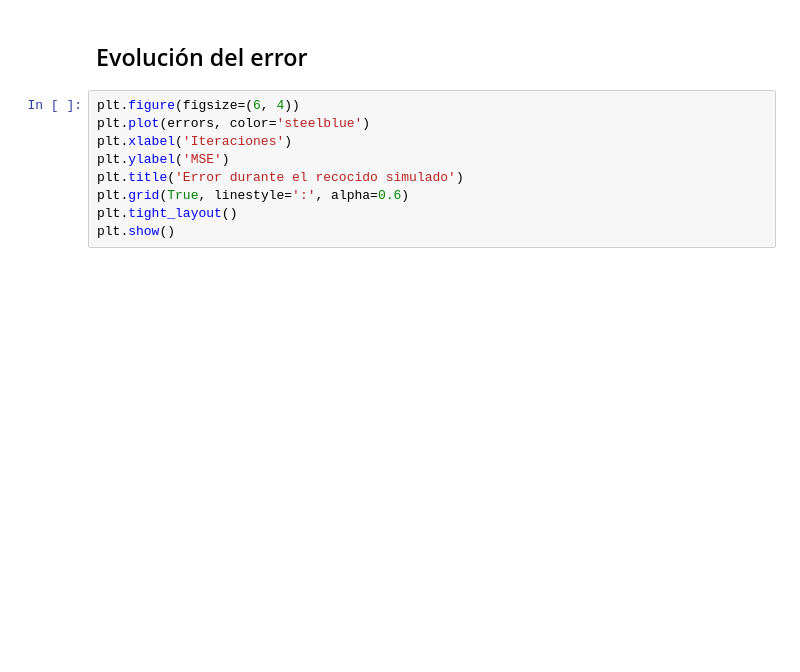
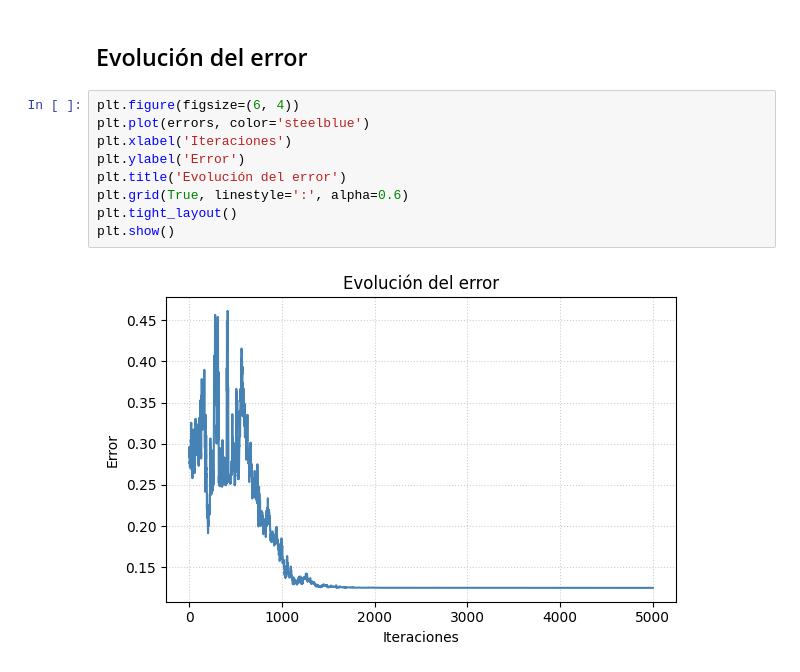
Before and after one commit to camifezz/Redes-Neuronales, a Jupyter notebook: TP2/ejercicio-8/ejercicio-8.ipynb, the cells around one changed output. Drawn from its saved outputs; the diff is of its cells as text; blank space fills up the shorter version.

```diff
--- a/TP2/ejercicio-8/ejercicio-8.ipynb
+++ b/TP2/ejercicio-8/ejercicio-8.ipynb
@@ -62,9 +66,11 @@ print("Salidas discretizadas:", (forward_mlp(X, best_params) > 0.5).astype(int))
 # %%
 plt.figure(figsize=(6, 4))
 plt.plot(errors, color='steelblue')
 plt.xlabel('Iteraciones')
-plt.ylabel('MSE')
-plt.title('Error durante el recocido simulado')
+plt.ylabel('Error')
+plt.title('Evolución del error')
 plt.grid(True, linestyle=':', alpha=0.6)
 plt.tight_layout()
 plt.show()
+# %% [output]
+[figure, added]
```
Also changed, not shown: parts of 1 cell of this notebook.
